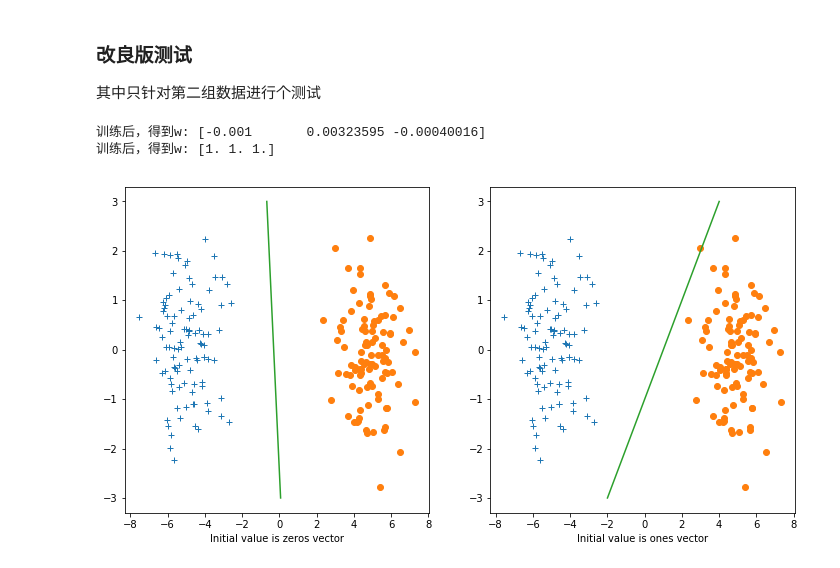
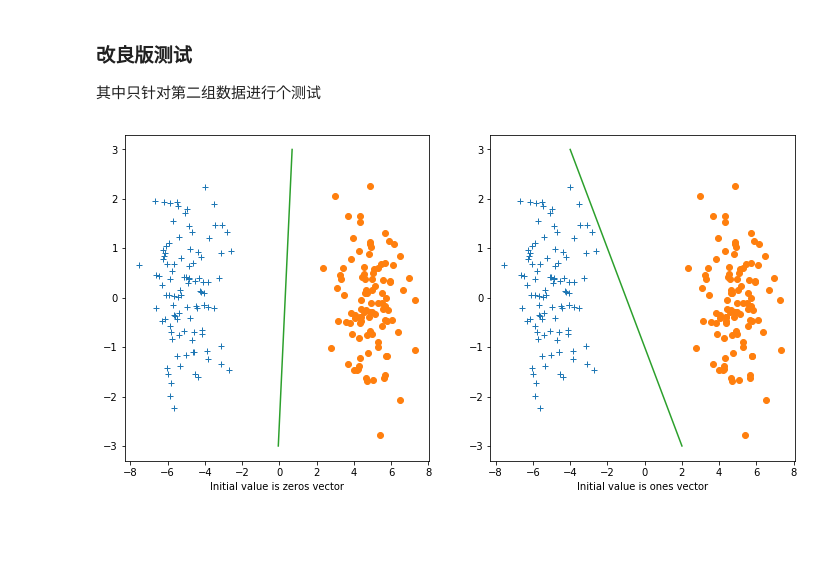
Before and after one commit to TobyYoung0412/PatternRecognition_Homework, a Jupyter notebook: PLA(感知器算法).ipynb, the cells around one changed output. Saved outputs shown, nothing was run; the diff lists cells and outputs as text; code cells hidden in the pictures; blank space fills up the shorter version.

```diff
--- a/PLA(感知器算法).ipynb
+++ b/PLA(感知器算法).ipynb
@@ -34,7 +34,7 @@ def train_1(w, x, y):
 # %%
 def train_2(T, wi):
 
-    study_total = 100000 # 总训练次数
+    study_total = 1000 # 总训练次数
     study_step  = 0.001  # 训练步长
     w_total = 0          # w改变次数
 
@@ -45,7 +45,7 @@ def train_2(T, wi):
 #     print(' W     X      W       B')
     #训练study_total次
     for study in range(study_total):
-        w_before = w    #训练前的w值
+        w_before = w.copy()    #训练前的w值
         #训练
         for t in range(T.shape[0]):
             # 计算实际的y值，其期望值为T[0][2]
@@ -187,38 +187,36 @@ plt.show()
 # %%
 mean = 5
 (s1, s2) = genData(mean, N)
 one = np.ones(s1.shape[0]).reshape(100,1)
 s1 = np.concatenate((s1, -1 * one), axis = 1)
 s2 = np.concatenate((s2,  1 * one), axis = 1)
 s = np.concatenate((s1, s2), axis=0)
 
-w = train_2(s[:150], 0)
+w = train_2(s, 0)
 
 y = np.linspace(-3,3)
-x = (w[0] + w[2] * y)/w[1]
+x = -(w[0] + w[2] * y)/w[1]
 
 plt.figure(figsize=(12,6))
 plt.subplot(1,2,1)
 plt.plot(s1[:,0],s1[:,1],'+')
 plt.plot(s2[:,0],s2[:,1],'o')
 plt.plot(x,y)
 plt.xlabel('Initial value is zeros vector')
 
-w = train_2(s[:150], 1)
+w = train_2(s, 1)
 
 y = np.linspace(-3,3)
-x = (w[0] + w[2] * y)/w[1]
+x = -(w[0] + w[2] * y)/w[1]
 
 plt.subplot(1,2,2)
 plt.plot(s1[:,0],s1[:,1],'+')
 plt.plot(s2[:,0],s2[:,1],'o')
 plt.plot(x,y)
 plt.xlabel('Initial value is ones vector')
 plt.show()
 # %% [output]
-训练后，得到w: [-0.001       0.00323595 -0.00040016]
-训练后，得到w: [1. 1. 1.]
-[figure, old version]
+[figure, new version]
 # %%
 mean = 2
 (s1, s2) = genData(mean, N)
```
Also changed, not shown: parts of 5 cells of this notebook, 9 other files.
